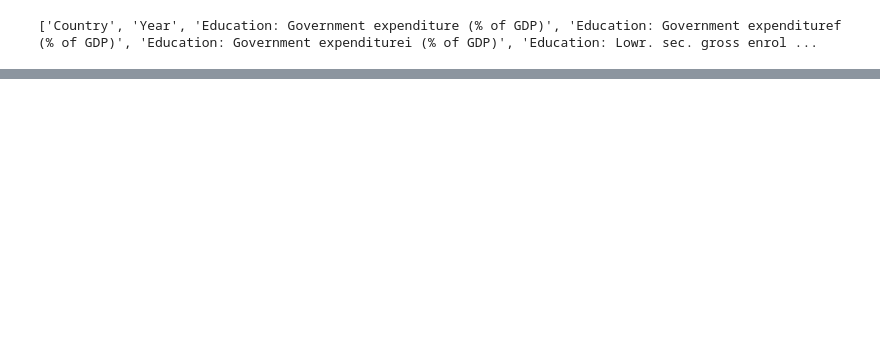
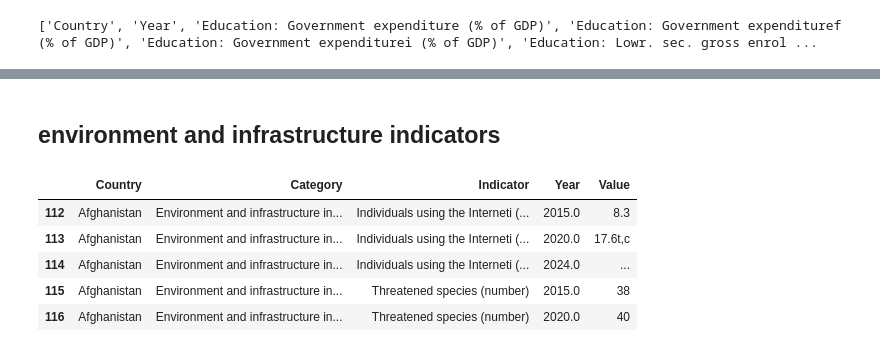
Before and after one commit to Kenji721/UN_data_Analysis, a Jupyter notebook: raw_data_exploration.ipynb, the cells around one changed output, grey strips where cells are left out. Drawn from its saved outputs; the diff is of its cells as text; code cells hidden in the pictures; blank space fills up the shorter version.

```diff
--- a/raw_data_exploration.ipynb
+++ b/raw_data_exploration.ipynb
@@ -576,0 +601,11 @@ df_social_indicators_flat.head()
+# %% [markdown]
+## environment and infrastructure indicators
+# %%
+df_env_infra_indicators.head()
+# %% [output]
+|  | Country | Category | Indicator | Year | Value |
+| 112 | Afghanistan | Environment and infrastructure in... | Individuals using the Interneti (... | 2015.0 | 8.3 |
+| 113 | Afghanistan | Environment and infrastructure in... | Individuals using the Interneti (... | 2020.0 | 17.6t,c |
+| 114 | Afghanistan | Environment and infrastructure in... | Individuals using the Interneti (... | 2024.0 | ... |
+| 115 | Afghanistan | Environment and infrastructure in... | Threatened species (number) | 2015.0 | 38 |
+| 116 | Afghanistan | Environment and infrastructure in... | Threatened species (number) | 2020.0 | 40 |
```
Also changed, not shown: parts of 12 cells of this notebook.
